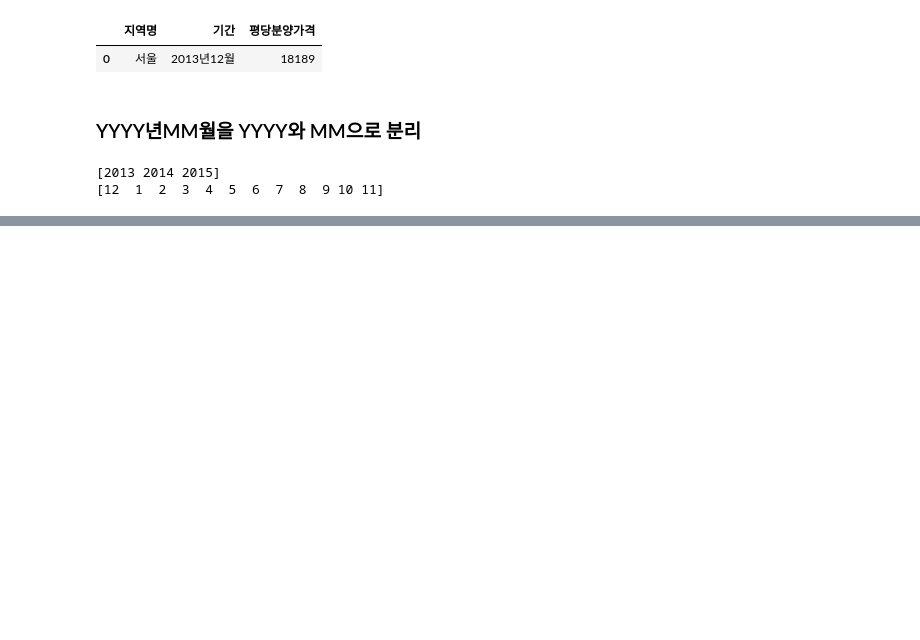
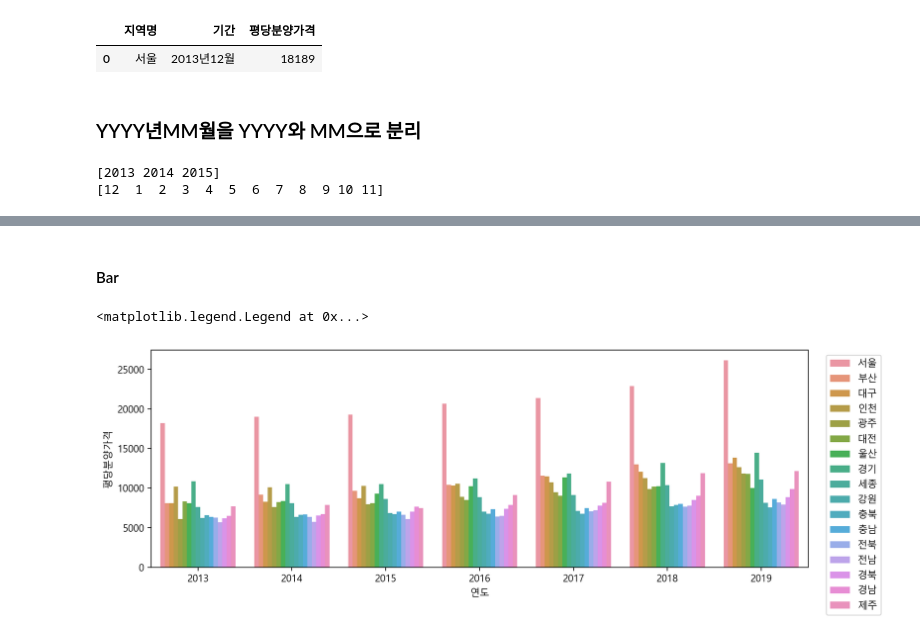
Before and after one commit to Junohera/PythonBasic2021, a Jupyter notebook: 02_DataAnalysis/16_Condominium.ipynb, the cells around one changed output, grey strips where cells are left out. Saved outputs shown, nothing was run; the diff lists cells and outputs as text; code cells hidden in the pictures; blank space fills up the shorter version.

```diff
--- a/02_DataAnalysis/16_Condominium.ipynb
+++ b/02_DataAnalysis/16_Condominium.ipynb
@@ -283,0 +674,10 @@ print(df_first_melt['월'].unique())
+# %% [markdown]
+#### Bar
+# %%
+# 연도별, 지역명 별 평당 분양가
+plt.figure(figsize=(12, 4))
+sns.barplot(data=df, x='연도', y='평당분양가격', hue='지역명', ci=None)
+plt.legend(bbox_to_anchor=(1.02, 1), loc=2)
+# %% [output]
+<matplotlib.legend.Legend at 0x...>
+[figure, added]
```
Also changed, not shown: parts of 50 cells of this notebook.
